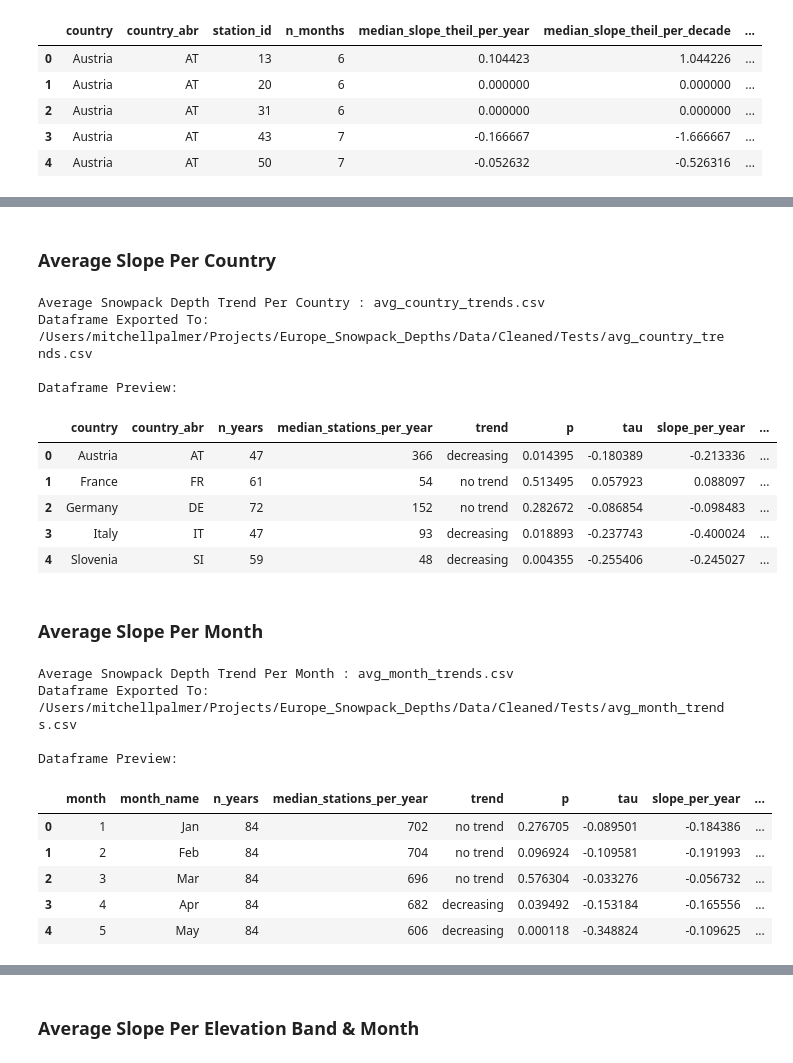
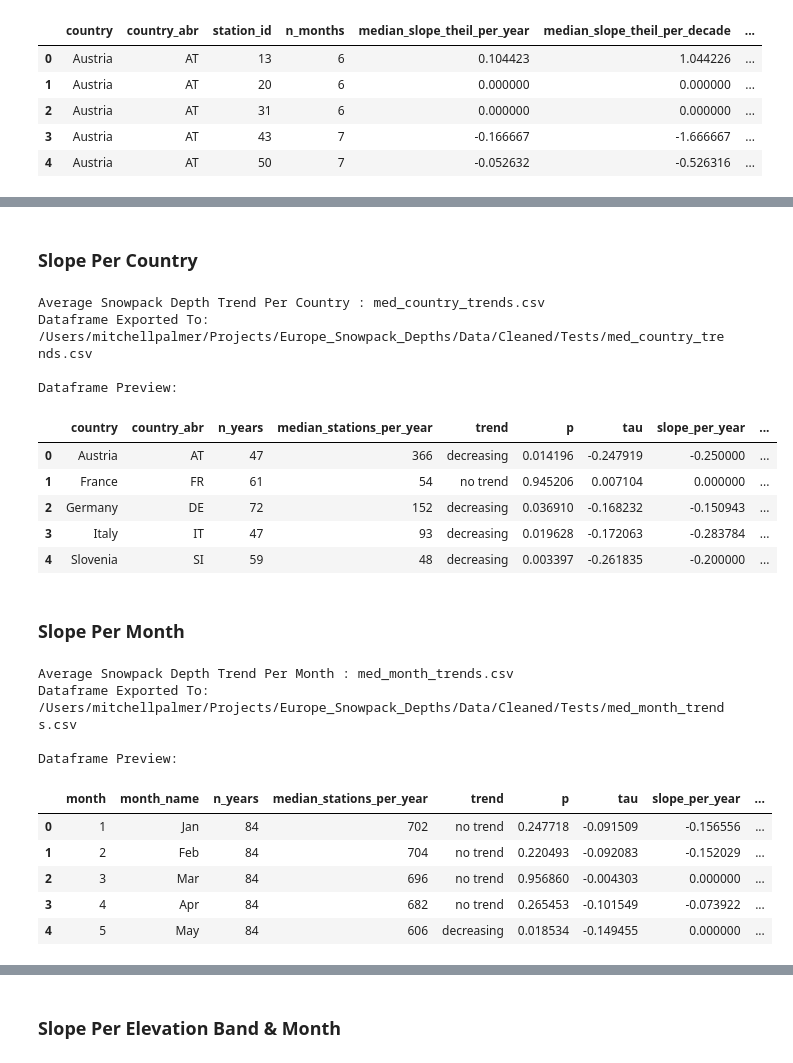
Before and after one commit to Mitch-P-Analyst/Europe_Snowpack_Depths, a Jupyter notebook: Notebooks/03_Statistical_Testing.ipynb, the cells around one changed output, grey strips where cells are left out. Drawn from its saved outputs; the diff is of its cells as text; code cells hidden in the pictures.

```diff
--- a/Notebooks/03_Statistical_Testing.ipynb
+++ b/Notebooks/03_Statistical_Testing.ipynb
@@ -100,7 +100,7 @@ A series of Mann_Kendall statistical tests to analyze the changing rate of avera
 # Create Dataframe of snow recordings per month
 monthly = (snow_recordings
            .groupby(['country', 'country_abr','station_id','year','month','month_name'], as_index=False)
-           .agg(hnsum=('hnsum','mean')))
+           .agg(hnsum=('hnsum','median')))
 
 monthly.sort_values('year')
 # %% [output]
@@ -462,7 +462,7 @@ MIN_STATIONS_PER_YEAR = 10  # coverage guardrail
 cm = (snow_recordings
       .groupby(['country','country_abr','year','month','month_name'])
       .agg(n_stations=('station_id','nunique'),
-           hn_mean=('hnsum','mean'))          # or weighted mean, see below
+           hn_mean=('hnsum','median'))          # or weighted mean, see below
       .reset_index())
 
 # require a minimum number of stations in a given year-month to avoid 1-station years
@@ -534,7 +534,7 @@ country_month_macro = (
 
 
 try:
-    country_month_macro_path = REPO_ROOT / 'Data/Cleaned/Tests/avg_country_month_trends.csv'
+    country_month_macro_path = REPO_ROOT / 'Data/Cleaned/Tests/med_country_month_trends.csv'
     country_month_macro.to_csv(country_month_macro_path, index=False)
     if country_month_macro_path.exists():
         print(f'Average Snowpack Depth Trend Per Country & Month : {country_month_macro_path.name} \n'
@@ -558,5 +558,5 @@ Dataframe Preview:
 # %% [markdown]
-### Average Slope Per Country
+### Slope Per Country
 # %%
 # Minimum number of data years require for each Weather Station to be considered for testing
 MIN_YEARS = 30
@@ -568,7 +568,7 @@ MIN_STATIONS_PER_YEAR = 10  # coverage guardrail
 cm_country = (snow_recordings
       .groupby(['country','country_abr','year',])
       .agg(n_stations=('station_id','nunique'),
-           hn_mean=('hnsum','mean'))          # or weighted mean, see below
+           hn_mean=('hnsum','median'))          # or weighted mean, see below
       .reset_index())
 
 # require a minimum number of stations in a given year-month to avoid 1-station years
@@ -626,43 +626,43 @@ def mk_country(group_df: pd.DataFrame) -> pd.Series:
         'median_stations_per_year': stations_median,
         'trend':results.trend,
         'p': results.p,
         'tau': results.Tau,
         'slope_per_year': results.slope,          # cm/year
         'slope_per_decade': results.slope * 10,   # cm/decade
         'variant': variant,
     })
 
 country_macro = (
     cm_country.groupby(['country','country_abr'], group_keys=False)
       .apply(mk_country)
       .reset_index()
 )
 
 
 try:
-    country_macro_path = REPO_ROOT / 'Data/Cleaned/Tests/avg_country_trends.csv'
+    country_macro_path = REPO_ROOT / 'Data/Cleaned/Tests/med_country_trends.csv'
     country_macro.to_csv(country_macro_path, index=False)
     if country_macro_path.exists():
         print(f'Average Snowpack Depth Trend Per Country : {country_macro_path.name} \n'
               f'Dataframe Exported To: {country_macro_path} \n')
 except Exception as e:
     print('Dataframe Failed to Export \n')
 
 print('Dataframe Preview: \n')
 country_macro.head(5)
 # %% [output]
-Average Snowpack Depth Trend Per Country : avg_country_trends.csv
-Dataframe Exported To: /Users/mitchellpalmer/Projects/Europe_Snowpack_Depths/Data/Cleaned/Tests/avg_country_trends.csv
+Average Snowpack Depth Trend Per Country : med_country_trends.csv
+Dataframe Exported To: /Users/mitchellpalmer/Projects/Europe_Snowpack_Depths/Data/Cleaned/Tests/med_country_trends.csv
 
 Dataframe Preview:
 |  | country | country_abr | n_years | median_stations_per_year | trend | p | tau | slope_per_year | ... |
-| 0 | Austria | AT | 47 | 366 | decreasing | 0.014395 | -0.180389 | -0.213336 | ... |
-| 1 | France | FR | 61 | 54 | no trend | 0.513495 | 0.057923 | 0.088097 | ... |
-| 2 | Germany | DE | 72 | 152 | no trend | 0.282672 | -0.086854 | -0.098483 | ... |
-| 3 | Italy | IT | 47 | 93 | decreasing | 0.018893 | -0.237743 | -0.400024 | ... |
-| 4 | Slovenia | SI | 59 | 48 | decreasing | 0.004355 | -0.255406 | -0.245027 | ... |
+| 0 | Austria | AT | 47 | 366 | decreasing | 0.014196 | -0.247919 | -0.250000 | ... |
+| 1 | France | FR | 61 | 54 | no trend | 0.945206 | 0.007104 | 0.000000 | ... |
+| 2 | Germany | DE | 72 | 152 | decreasing | 0.036910 | -0.168232 | -0.150943 | ... |
+| 3 | Italy | IT | 47 | 93 | decreasing | 0.019628 | -0.172063 | -0.283784 | ... |
+| 4 | Slovenia | SI | 59 | 48 | decreasing | 0.003397 | -0.261835 | -0.200000 | ... |
 # %% [markdown]
-### Average Slope Per Month
+### Slope Per Month
 # %%
 # Minimum number of data years require for each Weather Station to be considered for testing
 MIN_YEARS = 30
@@ -674,7 +674,7 @@ MIN_STATIONS_PER_YEAR = 10  # coverage guardrail
 cm_month = (snow_recordings
       .groupby(['year','month','month_name'])
       .agg(n_stations=('station_id','nunique'),
-           hn_mean=('hnsum','mean'))          # or weighted mean, see below
+           hn_mean=('hnsum','median'))          # or weighted mean, see below
       .reset_index())
 
 cm_month = cm_month[cm_month['n_stations'] >= MIN_STATIONS_PER_YEAR]
@@ -741,7 +741,7 @@ month_macro = (
 )
 
 try:
-    month_macro_path = REPO_ROOT / 'Data/Cleaned/Tests/avg_month_trends.csv'
+    month_macro_path = REPO_ROOT / 'Data/Cleaned/Tests/med_month_trends.csv'
     month_macro.to_csv(month_macro_path, index=False )
     if month_macro_path.exists():
         print(f'Average Snowpack Depth Trend Per Month : {month_macro_path.name} \n'
@@ -752,16 +752,16 @@ except Exception as e:
 print('Dataframe Preview: \n')
 month_macro.head(5)
 # %% [output]
-Average Snowpack Depth Trend Per Month : avg_month_trends.csv
-Dataframe Exported To: /Users/mitchellpalmer/Projects/Europe_Snowpack_Depths/Data/Cleaned/Tests/avg_month_trends.csv
+Average Snowpack Depth Trend Per Month : med_month_trends.csv
+Dataframe Exported To: /Users/mitchellpalmer/Projects/Europe_Snowpack_Depths/Data/Cleaned/Tests/med_month_trends.csv
 
 Dataframe Preview:
 |  | month | month_name | n_years | median_stations_per_year | trend | p | tau | slope_per_year | ... |
-| 0 | 1 | Jan | 84 | 702 | no trend | 0.276705 | -0.089501 | -0.184386 | ... |
-| 1 | 2 | Feb | 84 | 704 | no trend | 0.096924 | -0.109581 | -0.191993 | ... |
-| 2 | 3 | Mar | 84 | 696 | no trend | 0.576304 | -0.033276 | -0.056732 | ... |
-| 3 | 4 | Apr | 84 | 682 | decreasing | 0.039492 | -0.153184 | -0.165556 | ... |
-| 4 | 5 | May | 84 | 606 | decreasing | 0.000118 | -0.348824 | -0.109625 | ... |
+| 0 | 1 | Jan | 84 | 702 | no trend | 0.247718 | -0.091509 | -0.156556 | ... |
+| 1 | 2 | Feb | 84 | 704 | no trend | 0.220493 | -0.092083 | -0.152029 | ... |
+| 2 | 3 | Mar | 84 | 696 | no trend | 0.956860 | -0.004303 | 0.000000 | ... |
+| 3 | 4 | Apr | 84 | 682 | no trend | 0.265453 | -0.101549 | -0.073922 | ... |
+| 4 | 5 | May | 84 | 606 | decreasing | 0.018534 | -0.149455 | 0.000000 | ... |
 # %%
 snow_recordings
 # %% [output]
@@ -779,7 +779,7 @@ snow_recordings
 | 346878 | 1745752 | 2976 | 2019 | 12 | 12.0 | True | Mesocco | 46.39560 | 9.23108 | 825 | ... |
 346879 rows × 16 columns
 # %% [markdown]
-### Average Slope Per Elevation Band & Month
+### Slope Per Elevation Band & Month
 # %%
 
 #1 ) Build an Elevation Band aggregate series (mean across stations that year for all Elevation Bands)
```
Also changed, not shown: parts of 4 cells of this notebook, 13 other files.
